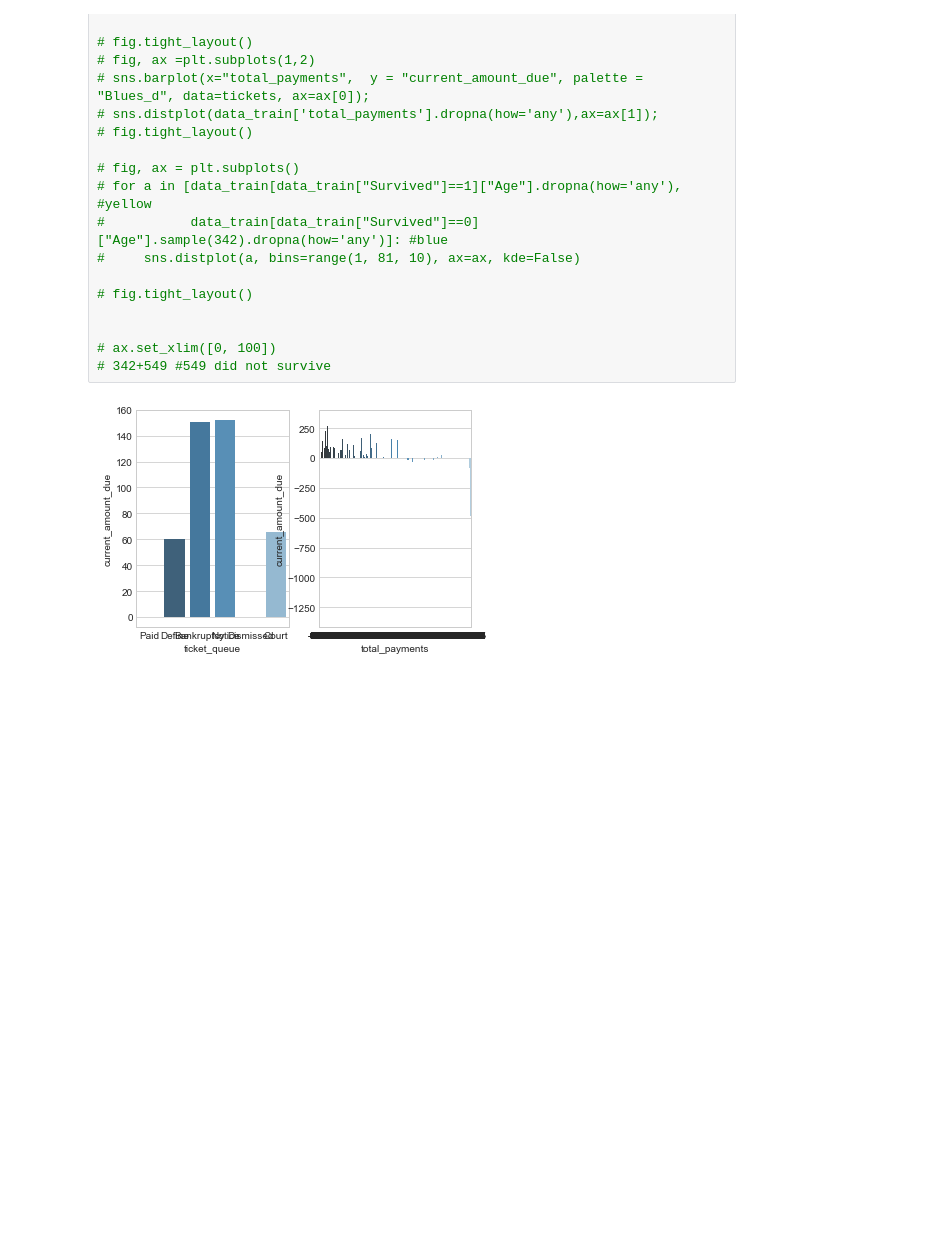
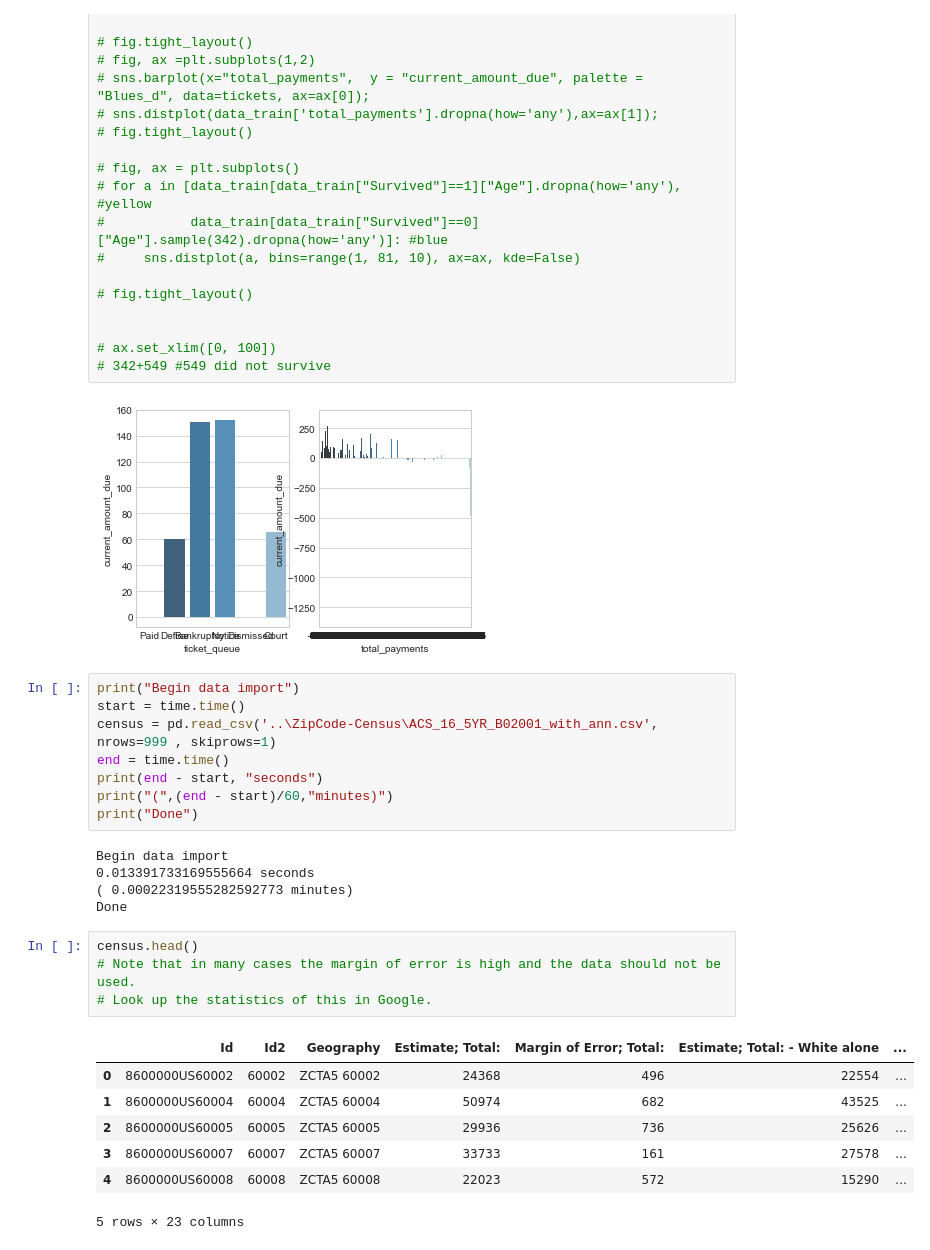
Before and after one commit to mhozo/ChiHackNight, a Jupyter notebook: ParkingTickets.ipynb, the cells around one changed output. Cells and saved outputs as stored; diff of their text form; blank space fills up the shorter version.

```diff
--- a/ParkingTickets.ipynb
+++ b/ParkingTickets.ipynb
@@ -101,3 +105,28 @@ sns.barplot(x="total_payments", y="current_amount_due", palette = "Blues_d", ci=
 # 342+549 #549 did not survive
 # %% [output]
 [figure]
+# %%
+print("Begin data import")
+start = time.time()
+census = pd.read_csv('..\ZipCode-Census\ACS_16_5YR_B02001_with_ann.csv', nrows=999 , skiprows=1)
+end = time.time()
+print(end - start, "seconds")
+print("(",(end - start)/60,"minutes)")
+print("Done")
+# %% [output]
+Begin data import
+0.013391733169555664 seconds
+( 0.00022319555282592773 minutes)
+Done
+# %%
+census.head()
+# Note that in many cases the margin of error is high and the data should not be used.
+# Look up the statistics of this in Google.
+# %% [output]
+|  | Id | Id2 | Geography | Estimate; Total: | Margin of Error; Total: | Estimate; Total: - White alone | ... |
+| 0 | 8600000US60002 | 60002 | ZCTA5 60002 | 24368 | 496 | 22554 | ... |
+| 1 | 8600000US60004 | 60004 | ZCTA5 60004 | 50974 | 682 | 43525 | ... |
+| 2 | 8600000US60005 | 60005 | ZCTA5 60005 | 29936 | 736 | 25626 | ... |
+| 3 | 8600000US60007 | 60007 | ZCTA5 60007 | 33733 | 161 | 27578 | ... |
+| 4 | 8600000US60008 | 60008 | ZCTA5 60008 | 22023 | 572 | 15290 | ... |
+5 rows × 23 columns
```
Also changed, not shown: parts of 4 cells of this notebook.
